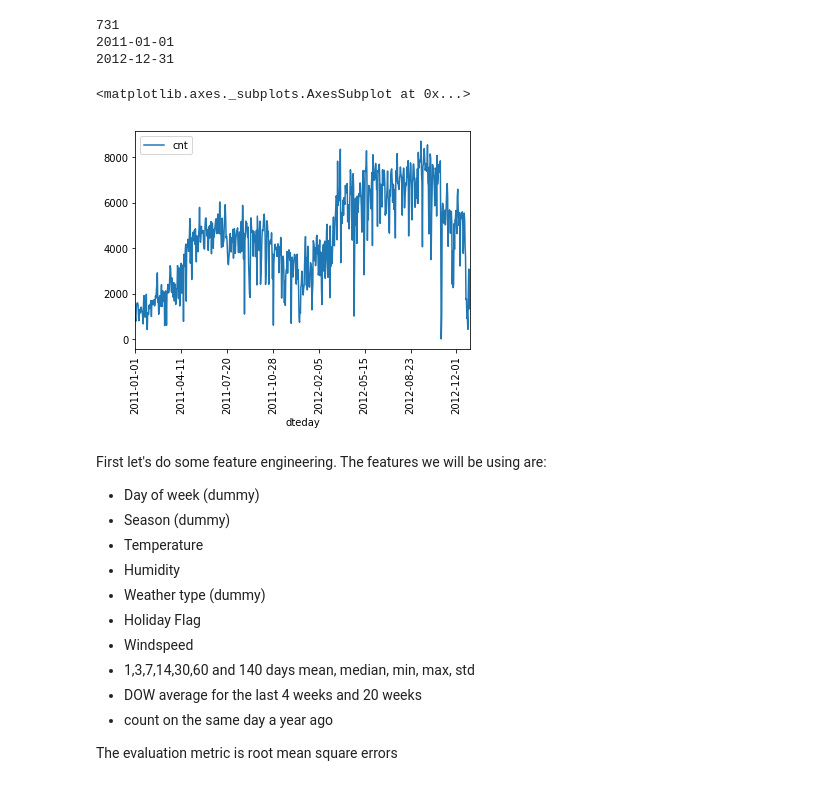
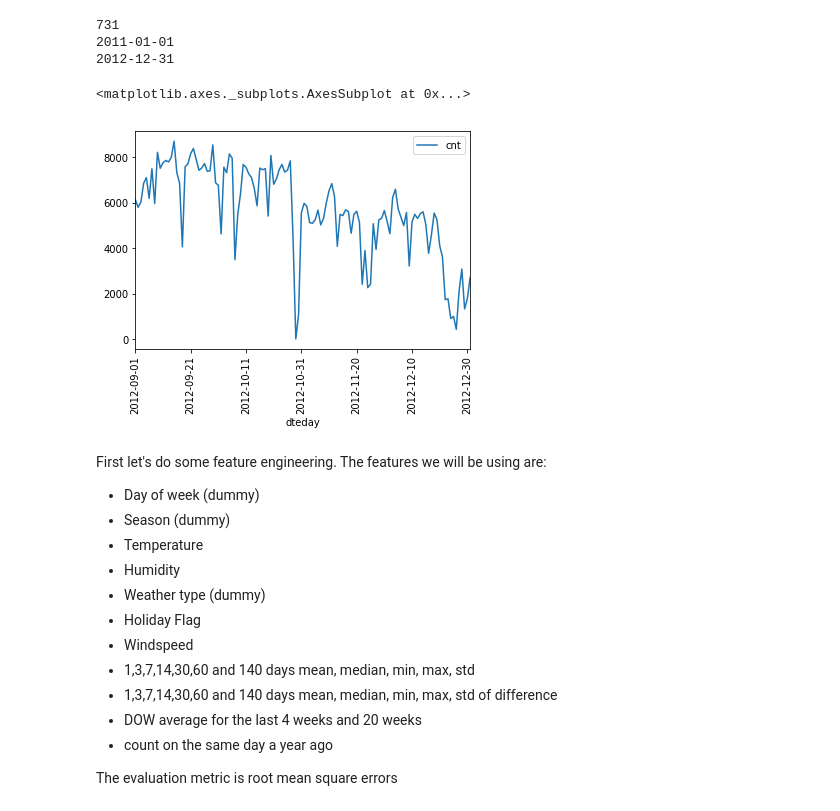
Before and after one commit to srbhmitt/Experiments_AI, a Jupyter notebook: Linear regression on bikeshare dataset.ipynb, the cells around one changed output. Drawn from its saved outputs; the diff is of its cells as text; code cells hidden in the pictures.

```diff
--- a/Linear regression on bikeshare dataset.ipynb
+++ b/Linear regression on bikeshare dataset.ipynb
@@ -117,10 +130,10 @@ print (bikeshare_daily_df['dteday'].max())
 2011-01-01
 2012-12-31
 # %%
-bikeshare_daily_df[['dteday','cnt']].plot(x = 'dteday', y ='cnt', rot=90)
+bikeshare_daily_df[bikeshare_daily_df['dteday']>='2012-09-01'][['dteday','cnt']].plot(x = 'dteday', y ='cnt', rot=90)
 # %% [output]
 <matplotlib.axes._subplots.AxesSubplot at 0x...>
-[figure, old version]
+[figure, new version]
 # %% [markdown]
 First let's do some feature engineering. The features we will be using are:
 - Day of week (dummy)
@@ -131,6 +144,7 @@ First let's do some feature engineering. The features we will be using are:
 - Holiday Flag
 - Windspeed
 - 1,3,7,14,30,60 and 140 days mean, median, min, max, std
+- 1,3,7,14,30,60 and 140 days mean, median, min, max, std of difference
 - DOW average for the last 4 weeks and 20 weeks
 - count on the same day a year ago
 
```
Also changed, not shown: parts of 27 cells of this notebook, 2 other files.
